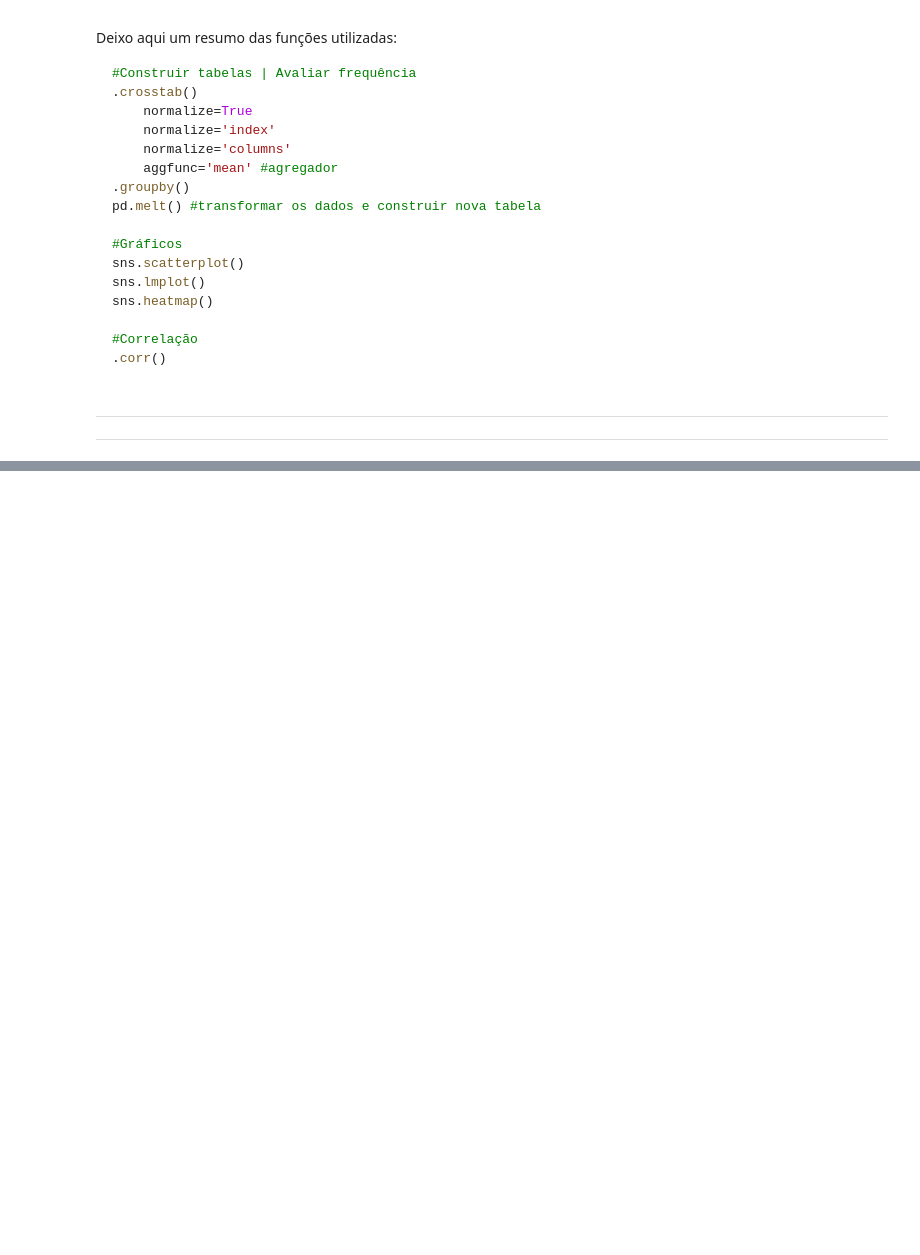
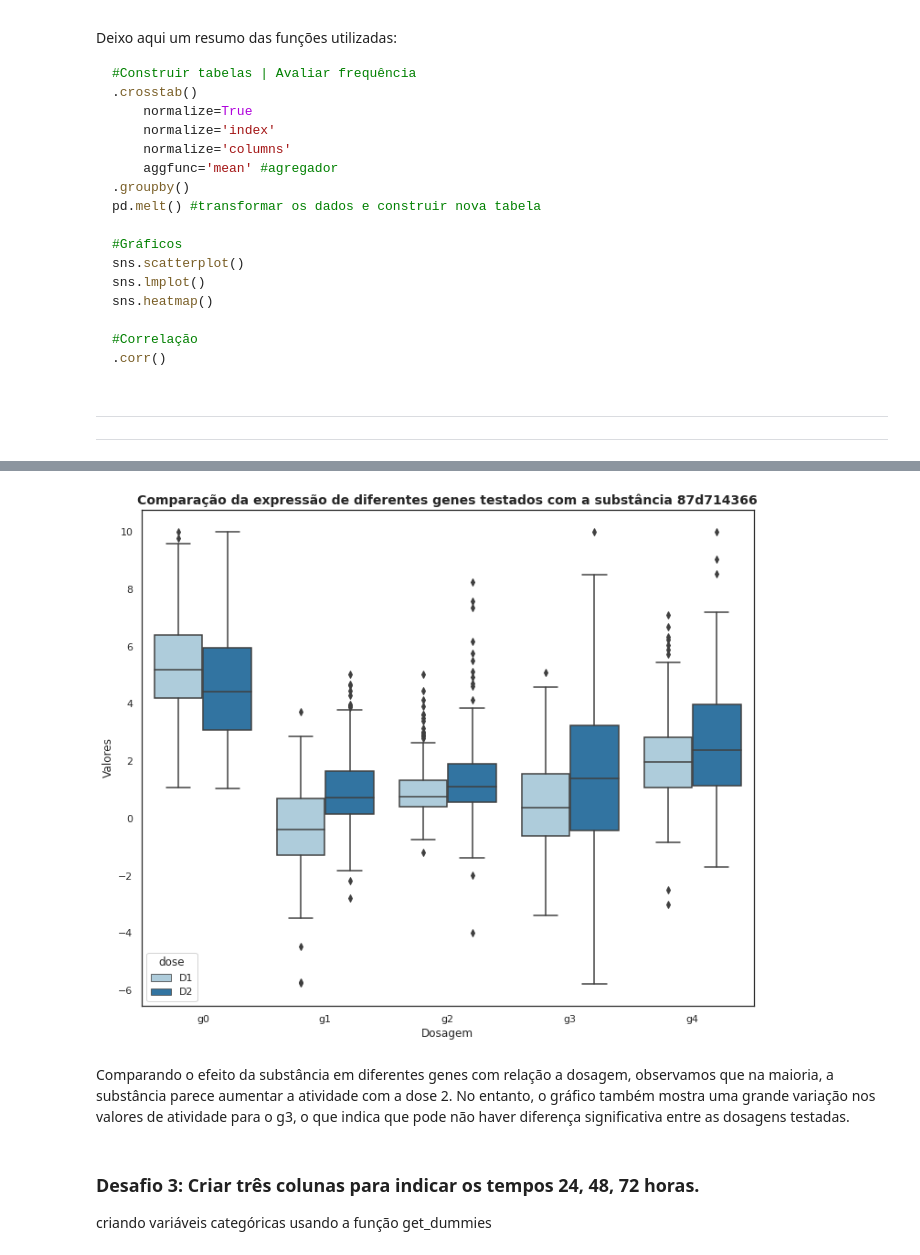
Before and after one commit to CarolineOlive/Imersao-Dados-2021, a Jupyter notebook: Imersao_dados_3_2021.ipynb, the cells around one changed output, grey strips where cells are left out. Cells and saved outputs as stored; diff of their text form; code cells hidden in the pictures; blank space fills up the shorter version.

```diff
--- a/Imersao_dados_3_2021.ipynb
+++ b/Imersao_dados_3_2021.ipynb
@@ -1052,0 +1335,4 @@ sns.heatmap()
+# %%
+#construindo um novo dataset que permita comparar várioas genes
+teste = pd.melt(composto_most_freq, id_vars=['dose'], value_vars=['g0','g1','g2','g3','g4'], var_name='gene', value_name='expressao')
+teste
@@ -1052,0 +1353,15 @@ sns.heatmap()
+# %%
+ax = sns.boxplot(x='gene', y='expressao', data=teste, hue='dose', palette=sns.color_palette('Paired', n_colors=2))
+ax.figure.set_size_inches(12, 10)
+ax.set_title("Comparação da expressão de diferentes genes testados com a substância 87d714366", fontsize=14, fontweight='bold')
+ax.set_xlabel('Dosagem')
+ax.set_ylabel('Valores')
+ax;
+# %% [output]
+[figure, added]
+# %% [markdown]
+Comparando o efeito da substância em diferentes genes com relação a dosagem, observamos que na maioria, a substância parece aumentar a atividade com a dose 2. No entanto, o gráfico também mostra uma grande variação nos valores de atividade para o g3, o que indica que pode não haver diferença significativa entre as dosagens testadas.
+# %% [markdown]
+### Desafio 3: Criar três colunas para indicar os tempos 24, 48, 72 horas.
+
+criando variáveis categóricas usando a função get_dummies
```
Also changed, not shown: parts of 90 cells of this notebook.
